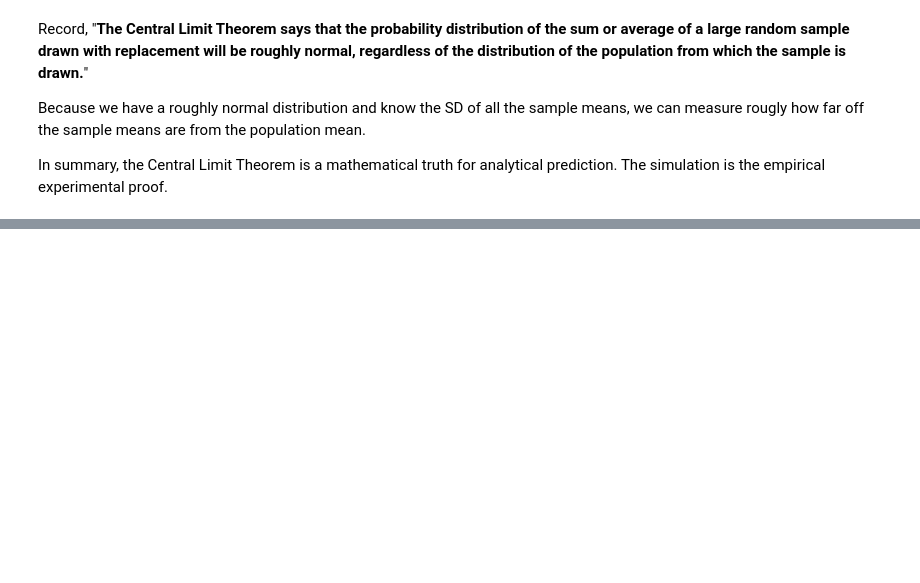
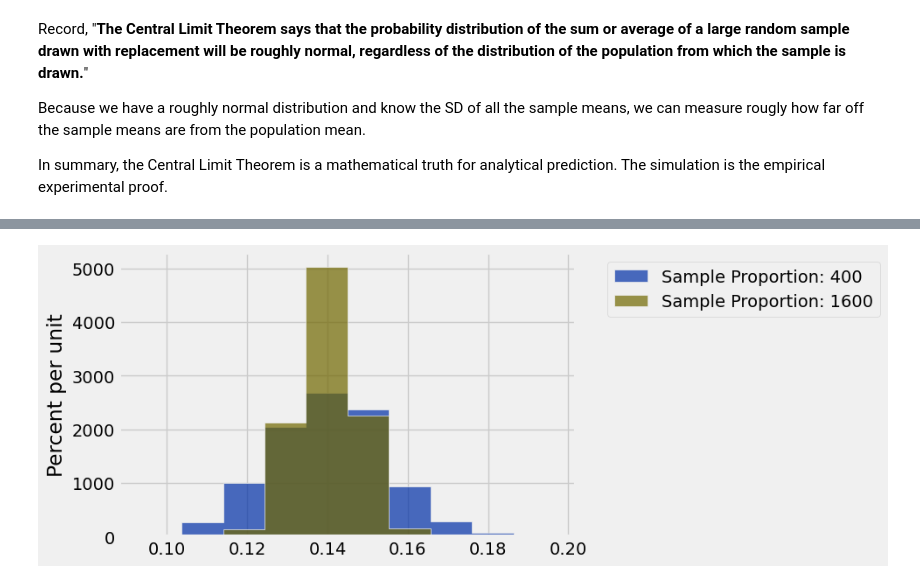
Before and after one commit to SRJC-Data-Science/materials-sp22, a Jupyter notebook: SRJC/lecture_note/lecture_25_26_27/mean_stdev_normal_distribution-pw.ipynb, the cells around one changed output, grey strips where cells are left out. Cells and saved outputs as stored; diff of their text form; code cells hidden in the pictures; blank space fills up the shorter version.

```diff
--- a/SRJC/lecture_note/lecture_25_26_27/mean_stdev_normal_distribution-pw.ipynb
+++ b/SRJC/lecture_note/lecture_25_26_27/mean_stdev_normal_distribution-pw.ipynb
@@ -494,0 +559,4 @@ for i in np.arange(10000):
+# %%
+results.hist()
+# %% [output]
+[figure, added]
```
Also changed, not shown: parts of 9 cells of this notebook, 1 other file.
